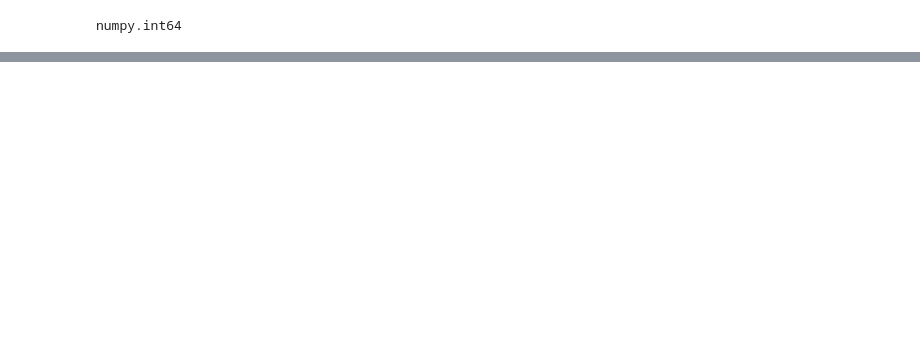
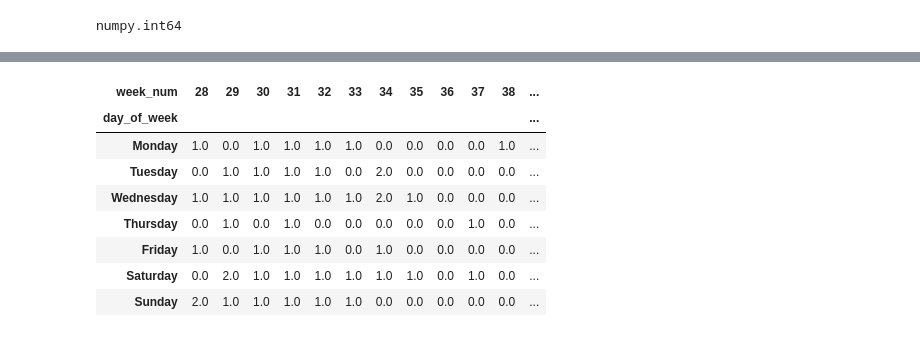
Before and after one commit to vandao288/strava_data_report, a Jupyter notebook: strava.ipynb, the cells around one changed output, grey strips where cells are left out. Drawn from its saved outputs; the diff is of its cells as text; code cells hidden in the pictures; blank space fills up the shorter version.

```diff
--- a/strava.ipynb
+++ b/strava.ipynb
@@ -631,0 +633,15 @@ df_calendar.head()
+# %%
+day_order = ['Monday', 'Tuesday', 'Wednesday', 'Thursday', 'Friday', 'Saturday', 'Sunday']
+# %%
+heatmap_matrix = df_calendar.pivot_table(index='day_of_week', columns='week_num', values='session_count').reindex(day_order)
+heatmap_matrix
+# %% [output]
+| week_num | 28 | 29 | 30 | 31 | 32 | 33 | 34 | 35 | 36 | 37 | 38 | ... |
+| day_of_week |  |  |  |  |  |  |  |  |  |  |  | ... |
+| Monday | 1.0 | 0.0 | 1.0 | 1.0 | 1.0 | 1.0 | 0.0 | 0.0 | 0.0 | 0.0 | 1.0 | ... |
+| Tuesday | 0.0 | 1.0 | 1.0 | 1.0 | 1.0 | 0.0 | 2.0 | 0.0 | 0.0 | 0.0 | 0.0 | ... |
+| Wednesday | 1.0 | 1.0 | 1.0 | 1.0 | 1.0 | 1.0 | 2.0 | 1.0 | 0.0 | 0.0 | 0.0 | ... |
+| Thursday | 0.0 | 1.0 | 0.0 | 1.0 | 0.0 | 0.0 | 0.0 | 0.0 | 0.0 | 1.0 | 0.0 | ... |
+| Friday | 1.0 | 0.0 | 1.0 | 1.0 | 1.0 | 0.0 | 1.0 | 0.0 | 0.0 | 0.0 | 0.0 | ... |
+| Saturday | 0.0 | 2.0 | 1.0 | 1.0 | 1.0 | 1.0 | 1.0 | 1.0 | 0.0 | 1.0 | 0.0 | ... |
+| Sunday | 2.0 | 1.0 | 1.0 | 1.0 | 1.0 | 1.0 | 0.0 | 0.0 | 0.0 | 0.0 | 0.0 | ... |
```
Also changed, not shown: parts of 4 cells of this notebook.
